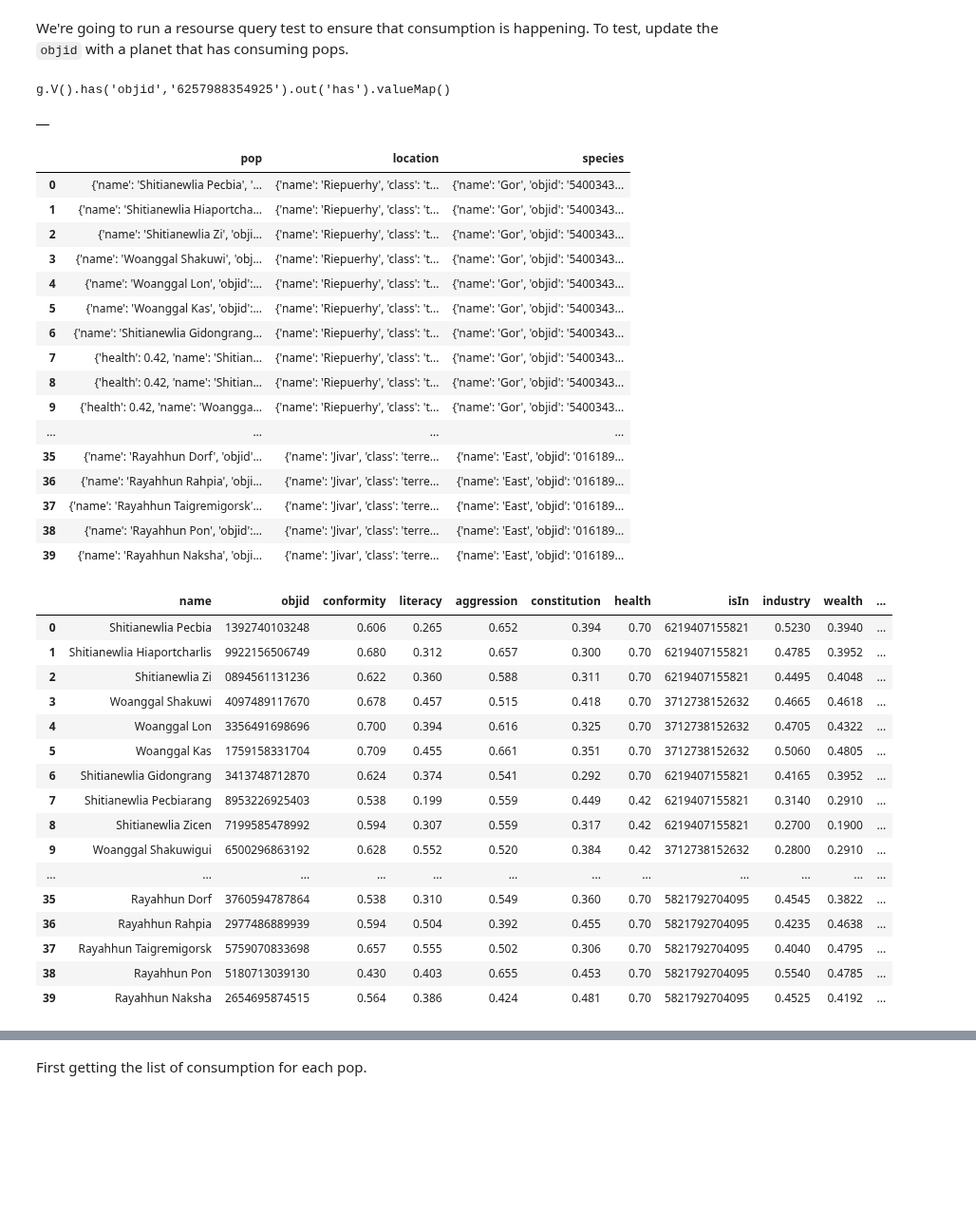
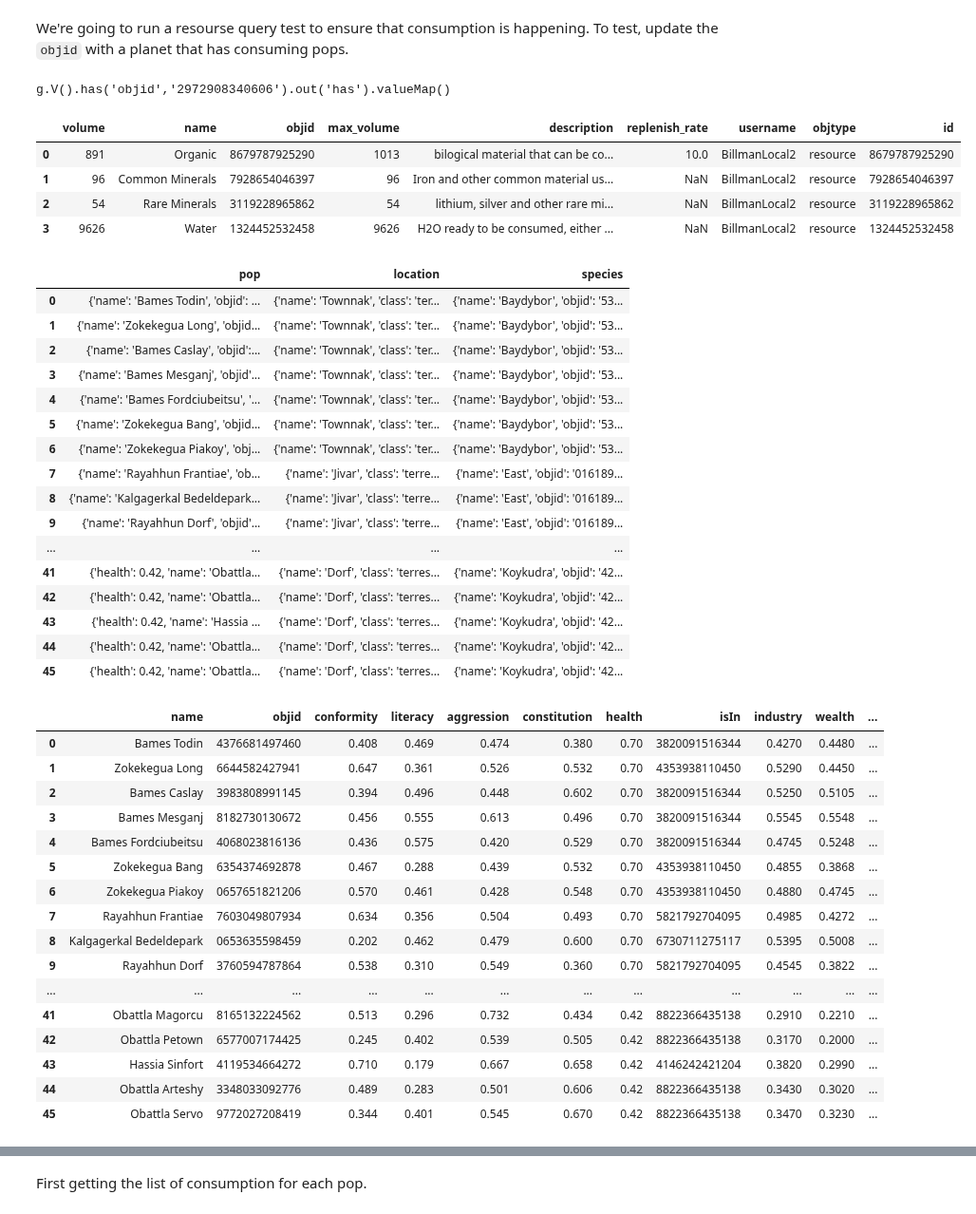
Before and after one commit to BillmanH/exoplanets, a Jupyter notebook: notebooks/People/Population Growth.ipynb, the cells around one changed output, grey strips where cells are left out. Shown at 95% size. Saved outputs shown, nothing was run; the diff lists cells and outputs as text; code cells hidden in the pictures; blank space fills up the shorter version.

```diff
--- a/notebooks/People/Population Growth.ipynb
+++ b/notebooks/People/Population Growth.ipynb
@@ -23,9 +26,9 @@ sys.path.insert(0, "../..")
 sys.path.insert(0, "../../app")
 sys.path.insert(0, "../../functions/popgrowth/")
 
-from cmdb_graph import CosmosdbClient
+import cmdb_graph
 
-c = CosmosdbClient()
+c = cmdb_graph.CosmosdbClient()
 # %%
 params = yaml.safe_load(open(os.path.join(os.getenv("abspath"),"functions/popgrowth/settings.yml")))
 syllables = pickle.load(open(os.path.join(os.getenv("abspath"),"app/creators/specs/syllables.p"), "rb"))
@@ -69,15 +72,19 @@ from tools import consumption
 We're going to run a resourse query test to ensure that consumption is happening. To test, update the `objid` with a planet that has consuming pops.
 # %%
 validate_resources_updated_query = f"""
-g.V().has('objid','6257988354925').out('has').valueMap()
+g.V().has('objid','2972908340606').out('has').valueMap()
 """
 print(validate_resources_updated_query)
 c.run_query(validate_resources_updated_query)
 pre_consumption = pd.DataFrame.from_records(c.clean_nodes(c.res))
 pre_consumption
 # %% [output]
-g.V().has('objid','6257988354925').out('has').valueMap()
+g.V().has('objid','2972908340606').out('has').valueMap()
-|  |
+|  | volume | name | objid | max_volume | description | replenish_rate | username | objtype | id |
+| 0 | 891 | Organic | 8679787925290 | 1013 | bilogical material that can be co... | 10.0 | BillmanLocal2 | resource | 8679787925290 |
+| 1 | 96 | Common Minerals | 7928654046397 | 96 | Iron and other common material us... | NaN | BillmanLocal2 | resource | 7928654046397 |
+| 2 | 54 | Rare Minerals | 3119228965862 | 54 | lithium, silver and other rare mi... | NaN | BillmanLocal2 | resource | 3119228965862 |
+| 3 | 9626 | Water | 1324452532458 | 9626 | H2O ready to be consumed, either ... | NaN | BillmanLocal2 | resource | 1324452532458 |
 # %%
 
 all_pops_query = f"""
@@ -97,43 +104,43 @@ data = c.reduce_res(c.res)
 pd.DataFrame(data)
 # %% [output]
 |  | pop | location | species |
-| 0 | {'name': 'Shitianewlia Pecbia', '... | {'name': 'Riepuerhy', 'class': 't... | {'name': 'Gor', 'objid': '5400343... |
-| 1 | {'name': 'Shitianewlia Hiaportcha... | {'name': 'Riepuerhy', 'class': 't... | {'name': 'Gor', 'objid': '5400343... |
-| 2 | {'name': 'Shitianewlia Zi', 'obji... | {'name': 'Riepuerhy', 'class': 't... | {'name': 'Gor', 'objid': '5400343... |
-| 3 | {'name': 'Woanggal Shakuwi', 'obj... | {'name': 'Riepuerhy', 'class': 't... | {'name': 'Gor', 'objid': '5400343... |
-| 4 | {'name': 'Woanggal Lon', 'objid':... | {'name': 'Riepuerhy', 'class': 't... | {'name': 'Gor', 'objid': '5400343... |
-| 5 | {'name': 'Woanggal Kas', 'objid':... | {'name': 'Riepuerhy', 'class': 't... | {'name': 'Gor', 'objid': '5400343... |
-| 6 | {'name': 'Shitianewlia Gidongrang... | {'name': 'Riepuerhy', 'class': 't... | {'name': 'Gor', 'objid': '5400343... |
-| 7 | {'health': 0.42, 'name': 'Shitian... | {'name': 'Riepuerhy', 'class': 't... | {'name': 'Gor', 'objid': '5400343... |
-| 8 | {'health': 0.42, 'name': 'Shitian... | {'name': 'Riepuerhy', 'class': 't... | {'name': 'Gor', 'objid': '5400343... |
-| 9 | {'health': 0.42, 'name': 'Woangga... | {'name': 'Riepuerhy', 'class': 't... | {'name': 'Gor', 'objid': '5400343... |
+| 0 | {'name': 'Bames Todin', 'objid': ... | {'name': 'Townnak', 'class': 'ter... | {'name': 'Baydybor', 'objid': '53... |
+| 1 | {'name': 'Zokekegua Long', 'objid... | {'name': 'Townnak', 'class': 'ter... | {'name': 'Baydybor', 'objid': '53... |
+| 2 | {'name': 'Bames Caslay', 'objid':... | {'name': 'Townnak', 'class': 'ter... | {'name': 'Baydybor', 'objid': '53... |
+| 3 | {'name': 'Bames Mesganj', 'objid'... | {'name': 'Townnak', 'class': 'ter... | {'name': 'Baydybor', 'objid': '53... |
+| 4 | {'name': 'Bames Fordciubeitsu', '... | {'name': 'Townnak', 'class': 'ter... | {'name': 'Baydybor', 'objid': '53... |
+| 5 | {'name': 'Zokekegua Bang', 'objid... | {'name': 'Townnak', 'class': 'ter... | {'name': 'Baydybor', 'objid': '53... |
+| 6 | {'name': 'Zokekegua Piakoy', 'obj... | {'name': 'Townnak', 'class': 'ter... | {'name': 'Baydybor', 'objid': '53... |
+| 7 | {'name': 'Rayahhun Frantiae', 'ob... | {'name': 'Jivar', 'class': 'terre... | {'name': 'East', 'objid': '016189... |
+| 8 | {'name': 'Kalgagerkal Bedeldepark... | {'name': 'Jivar', 'class': 'terre... | {'name': 'East', 'objid': '016189... |
+| 9 | {'name': 'Rayahhun Dorf', 'objid'... | {'name': 'Jivar', 'class': 'terre... | {'name': 'East', 'objid': '016189... |
 | ... | ... | ... | ... |
-| 35 | {'name': 'Rayahhun Dorf', 'objid'... | {'name': 'Jivar', 'class': 'terre... | {'name': 'East', 'objid': '016189... |
-| 36 | {'name': 'Rayahhun Rahpia', 'obji... | {'name': 'Jivar', 'class': 'terre... | {'name': 'East', 'objid': '016189... |
-| 37 | {'name': 'Rayahhun Taigremigorsk'... | {'name': 'Jivar', 'class': 'terre... | {'name': 'East', 'objid': '016189... |
-| 38 | {'name': 'Rayahhun Pon', 'objid':... | {'name': 'Jivar', 'class': 'terre... | {'name': 'East', 'objid': '016189... |
-| 39 | {'name': 'Rayahhun Naksha', 'obji... | {'name': 'Jivar', 'class': 'terre... | {'name': 'East', 'objid': '016189... |
+| 41 | {'health': 0.42, 'name': 'Obattla... | {'name': 'Dorf', 'class': 'terres... | {'name': 'Koykudra', 'objid': '42... |
+| 42 | {'health': 0.42, 'name': 'Obattla... | {'name': 'Dorf', 'class': 'terres... | {'name': 'Koykudra', 'objid': '42... |
+| 43 | {'health': 0.42, 'name': 'Hassia ... | {'name': 'Dorf', 'class': 'terres... | {'name': 'Koykudra', 'objid': '42... |
+| 44 | {'health': 0.42, 'name': 'Obattla... | {'name': 'Dorf', 'class': 'terres... | {'name': 'Koykudra', 'objid': '42... |
+| 45 | {'health': 0.42, 'name': 'Obattla... | {'name': 'Dorf', 'class': 'terres... | {'name': 'Koykudra', 'objid': '42... |
 # %%
 pops_df = pd.DataFrame([d['pop'] for d in data])
 pops_df
 # %% [output]
 |  | name | objid | conformity | literacy | aggression | constitution | health | isIn | industry | wealth | ... |
-| 0 | Shitianewlia Pecbia | 1392740103248 | 0.606 | 0.265 | 0.652 | 0.394 | 0.70 | 6219407155821 | 0.5230 | 0.3940 | ... |
-| 1 | Shitianewlia Hiaportcharlis | 9922156506749 | 0.680 | 0.312 | 0.657 | 0.300 | 0.70 | 6219407155821 | 0.4785 | 0.3952 | ... |
-| 2 | Shitianewlia Zi | 0894561131236 | 0.622 | 0.360 | 0.588 | 0.311 | 0.70 | 6219407155821 | 0.4495 | 0.4048 | ... |
-| 3 | Woanggal Shakuwi | 4097489117670 | 0.678 | 0.457 | 0.515 | 0.418 | 0.70 | 3712738152632 | 0.4665 | 0.4618 | ... |
-| 4 | Woanggal Lon | 3356491698696 | 0.700 | 0.394 | 0.616 | 0.325 | 0.70 | 3712738152632 | 0.4705 | 0.4322 | ... |
-| 5 | Woanggal Kas | 1759158331704 | 0.709 | 0.455 | 0.661 | 0.351 | 0.70 | 3712738152632 | 0.5060 | 0.4805 | ... |
-| 6 | Shitianewlia Gidongrang | 3413748712870 | 0.624 | 0.374 | 0.541 | 0.292 | 0.70 | 6219407155821 | 0.4165 | 0.3952 | ... |
-| 7 | Shitianewlia Pecbiarang | 8953226925403 | 0.538 | 0.199 | 0.559 | 0.449 | 0.42 | 6219407155821 | 0.3140 | 0.2910 | ... |
-| 8 | Shitianewlia Zicen | 7199585478992 | 0.594 | 0.307 | 0.559 | 0.317 | 0.42 | 6219407155821 | 0.2700 | 0.1900 | ... |
-| 9 | Woanggal Shakuwigui | 6500296863192 | 0.628 | 0.552 | 0.520 | 0.384 | 0.42 | 3712738152632 | 0.2800 | 0.2910 | ... |
+| 0 | Bames Todin | 4376681497460 | 0.408 | 0.469 | 0.474 | 0.380 | 0.70 | 3820091516344 | 0.4270 | 0.4480 | ... |
+| 1 | Zokekegua Long | 6644582427941 | 0.647 | 0.361 | 0.526 | 0.532 | 0.70 | 4353938110450 | 0.5290 | 0.4450 | ... |
+| 2 | Bames Caslay | 3983808991145 | 0.394 | 0.496 | 0.448 | 0.602 | 0.70 | 3820091516344 | 0.5250 | 0.5105 | ... |
+| 3 | Bames Mesganj | 8182730130672 | 0.456 | 0.555 | 0.613 | 0.496 | 0.70 | 3820091516344 | 0.5545 | 0.5548 | ... |
+| 4 | Bames Fordciubeitsu | 4068023816136 | 0.436 | 0.575 | 0.420 | 0.529 | 0.70 | 3820091516344 | 0.4745 | 0.5248 | ... |
+| 5 | Zokekegua Bang | 6354374692878 | 0.467 | 0.288 | 0.439 | 0.532 | 0.70 | 4353938110450 | 0.4855 | 0.3868 | ... |
+| 6 | Zokekegua Piakoy | 0657651821206 | 0.570 | 0.461 | 0.428 | 0.548 | 0.70 | 4353938110450 | 0.4880 | 0.4745 | ... |
+| 7 | Rayahhun Frantiae | 7603049807934 | 0.634 | 0.356 | 0.504 | 0.493 | 0.70 | 5821792704095 | 0.4985 | 0.4272 | ... |
+| 8 | Kalgagerkal Bedeldepark | 0653635598459 | 0.202 | 0.462 | 0.479 | 0.600 | 0.70 | 6730711275117 | 0.5395 | 0.5008 | ... |
+| 9 | Rayahhun Dorf | 3760594787864 | 0.538 | 0.310 | 0.549 | 0.360 | 0.70 | 5821792704095 | 0.4545 | 0.3822 | ... |
 | ... | ... | ... | ... | ... | ... | ... | ... | ... | ... | ... | ... |
-| 35 | Rayahhun Dorf | 3760594787864 | 0.538 | 0.310 | 0.549 | 0.360 | 0.70 | 5821792704095 | 0.4545 | 0.3822 | ... |
-| 36 | Rayahhun Rahpia | 2977486889939 | 0.594 | 0.504 | 0.392 | 0.455 | 0.70 | 5821792704095 | 0.4235 | 0.4638 | ... |
-| 37 | Rayahhun Taigremigorsk | 5759070833698 | 0.657 | 0.555 | 0.502 | 0.306 | 0.70 | 5821792704095 | 0.4040 | 0.4795 | ... |
-| 38 | Rayahhun Pon | 5180713039130 | 0.430 | 0.403 | 0.655 | 0.453 | 0.70 | 5821792704095 | 0.5540 | 0.4785 | ... |
-| 39 | Rayahhun Naksha | 2654695874515 | 0.564 | 0.386 | 0.424 | 0.481 | 0.70 | 5821792704095 | 0.4525 | 0.4192 | ... |
+| 41 | Obattla Magorcu | 8165132224562 | 0.513 | 0.296 | 0.732 | 0.434 | 0.42 | 8822366435138 | 0.2910 | 0.2210 | ... |
+| 42 | Obattla Petown | 6577007174425 | 0.245 | 0.402 | 0.539 | 0.505 | 0.42 | 8822366435138 | 0.3170 | 0.2000 | ... |
+| 43 | Hassia Sinfort | 4119534664272 | 0.710 | 0.179 | 0.667 | 0.658 | 0.42 | 4146242421204 | 0.3820 | 0.2990 | ... |
+| 44 | Obattla Arteshy | 3348033092776 | 0.489 | 0.283 | 0.501 | 0.606 | 0.42 | 8822366435138 | 0.3430 | 0.3020 | ... |
+| 45 | Obattla Servo | 9772027208419 | 0.344 | 0.401 | 0.545 | 0.670 | 0.42 | 8822366435138 | 0.3470 | 0.3230 | ... |
 # %%
 species_df = pd.DataFrame([d['species'] for d in data])
 species_df
```
Also changed, not shown: parts of 27 cells of this notebook, 3 other files.
